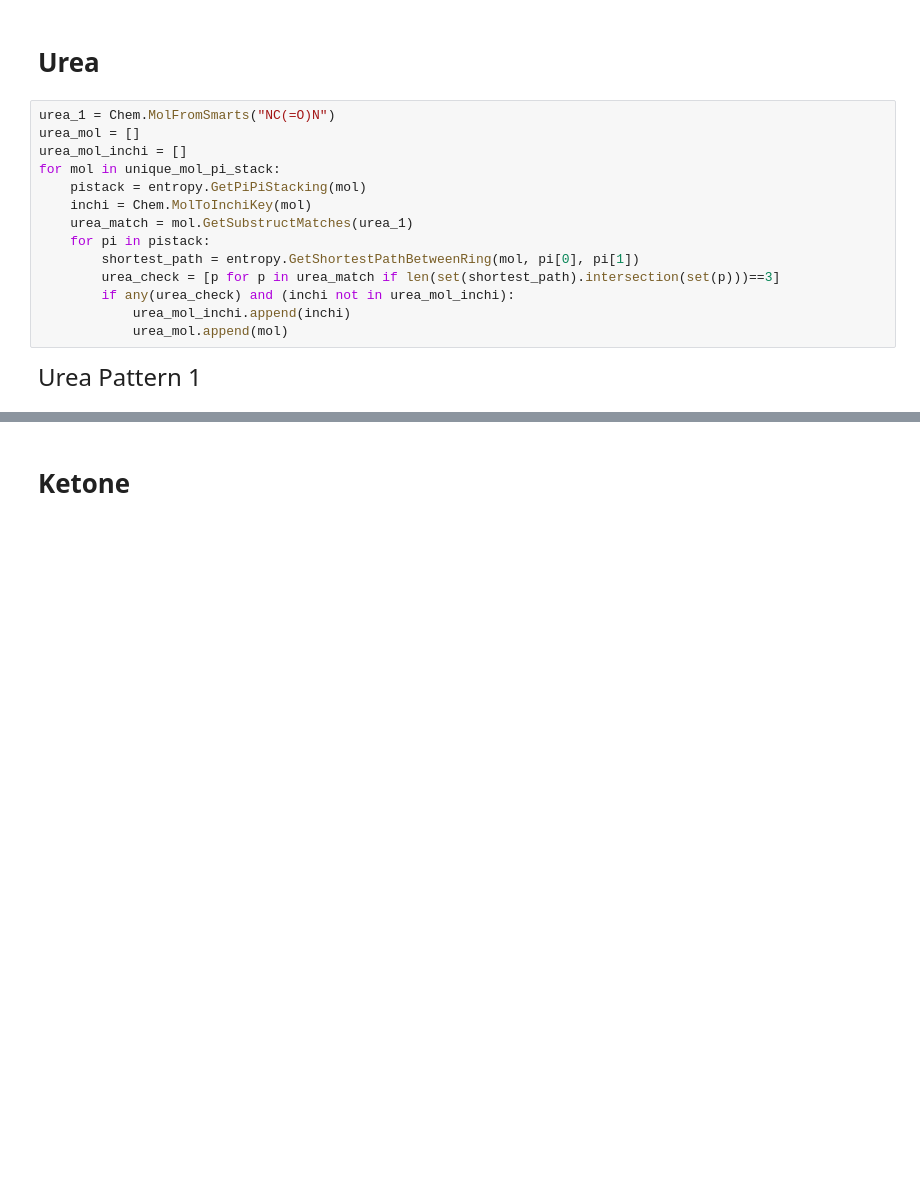
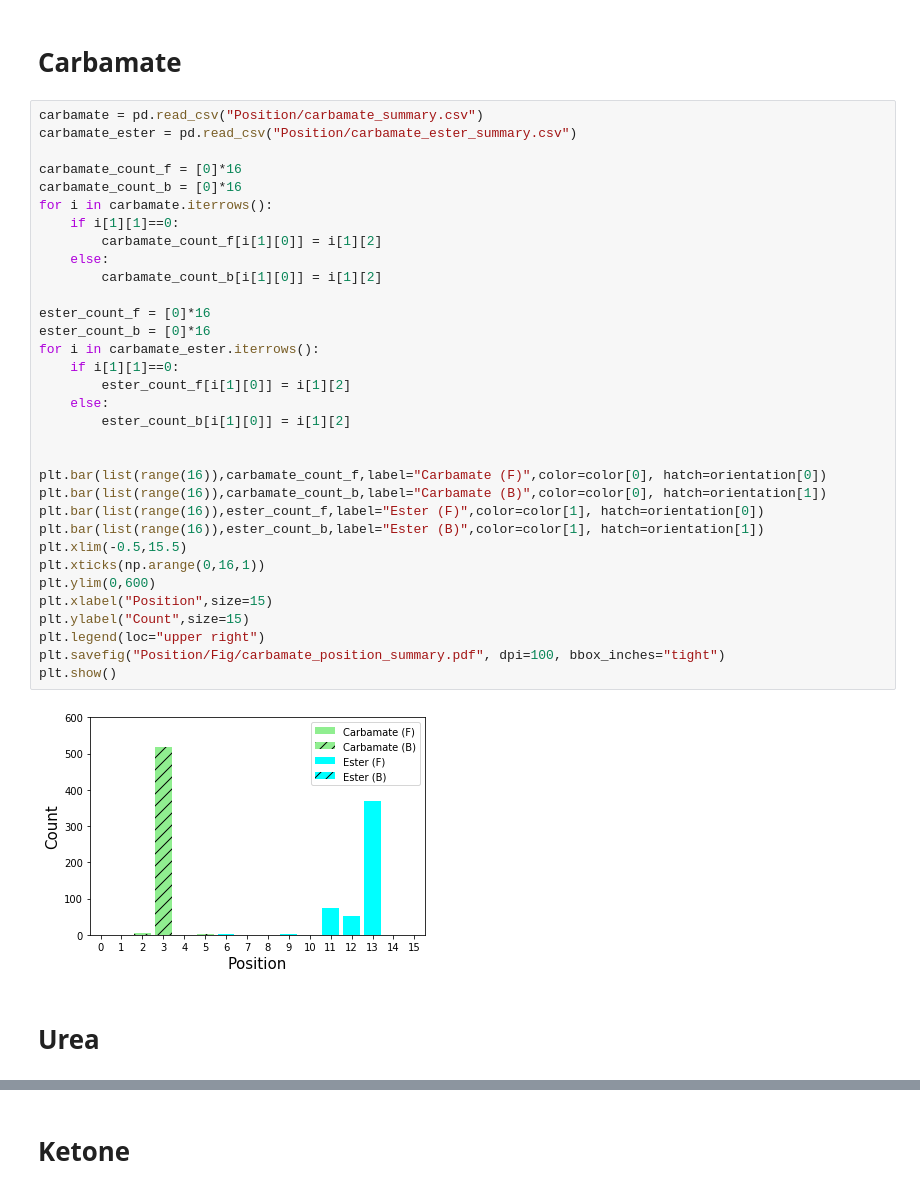
Before and after one commit to ghutchis/molecular-entropies, a Jupyter notebook: Fold.ipynb, the cells around one changed output, grey strips where cells are left out. Cells and saved outputs as stored; diff of their text form; blank space fills up the shorter version.

```diff
--- a/Fold.ipynb
+++ b/Fold.ipynb
@@ -195,18 +33,39 @@ plt.show()
+# %% [markdown]
+# Carbamate
+# %%
+carbamate = pd.read_csv("Position/carbamate_summary.csv")
+carbamate_ester = pd.read_csv("Position/carbamate_ester_summary.csv")
+
+carbamate_count_f = [0]*16
+carbamate_count_b = [0]*16
+for i in carbamate.iterrows():
+    if i[1][1]==0:
+        carbamate_count_f[i[1][0]] = i[1][2]
+    else:
+        carbamate_count_b[i[1][0]] = i[1][2]
+
+ester_count_f = [0]*16
+ester_count_b = [0]*16
+for i in carbamate_ester.iterrows():
+    if i[1][1]==0:
+        ester_count_f[i[1][0]] = i[1][2]
+    else:
+        ester_count_b[i[1][0]] = i[1][2]
+
+
+plt.bar(list(range(16)),carbamate_count_f,label="Carbamate (F)",color=color[0], hatch=orientation[0])
+plt.bar(list(range(16)),carbamate_count_b,label="Carbamate (B)",color=color[0], hatch=orientation[1])
+plt.bar(list(range(16)),ester_count_f,label="Ester (F)",color=color[1], hatch=orientation[0])
+plt.bar(list(range(16)),ester_count_b,label="Ester (B)",color=color[1], hatch=orientation[1])
+plt.xlim(-0.5,15.5)
+plt.xticks(np.arange(0,16,1))
+plt.ylim(0,600)
+plt.xlabel("Position",size=15)
+plt.ylabel("Count",size=15)
+plt.legend(loc="upper right")
+plt.savefig("Position/Fig/carbamate_position_summary.pdf", dpi=100, bbox_inches="tight")
+plt.show()
+# %% [output]
+[figure, added]
 # %% [markdown]
 # Urea
-# %%
-urea_1 = Chem.MolFromSmarts("NC(=O)N")
-urea_mol = []
-urea_mol_inchi = []
-for mol in unique_mol_pi_stack:
-    pistack = entropy.GetPiPiStacking(mol)
-    inchi = Chem.MolToInchiKey(mol)
-    urea_match = mol.GetSubstructMatches(urea_1)
-    for pi in pistack:
-        shortest_path = entropy.GetShortestPathBetweenRing(mol, pi[0], pi[1])
-        urea_check = [p for p in urea_match if len(set(shortest_path).intersection(set(p)))==3]
-        if any(urea_check) and (inchi not in urea_mol_inchi):
-            urea_mol_inchi.append(inchi)
-            urea_mol.append(mol)
-# %% [markdown]
-<font size="5">Urea Pattern 1</font>
```
Also changed, not shown: parts of 85 cells of this notebook.
